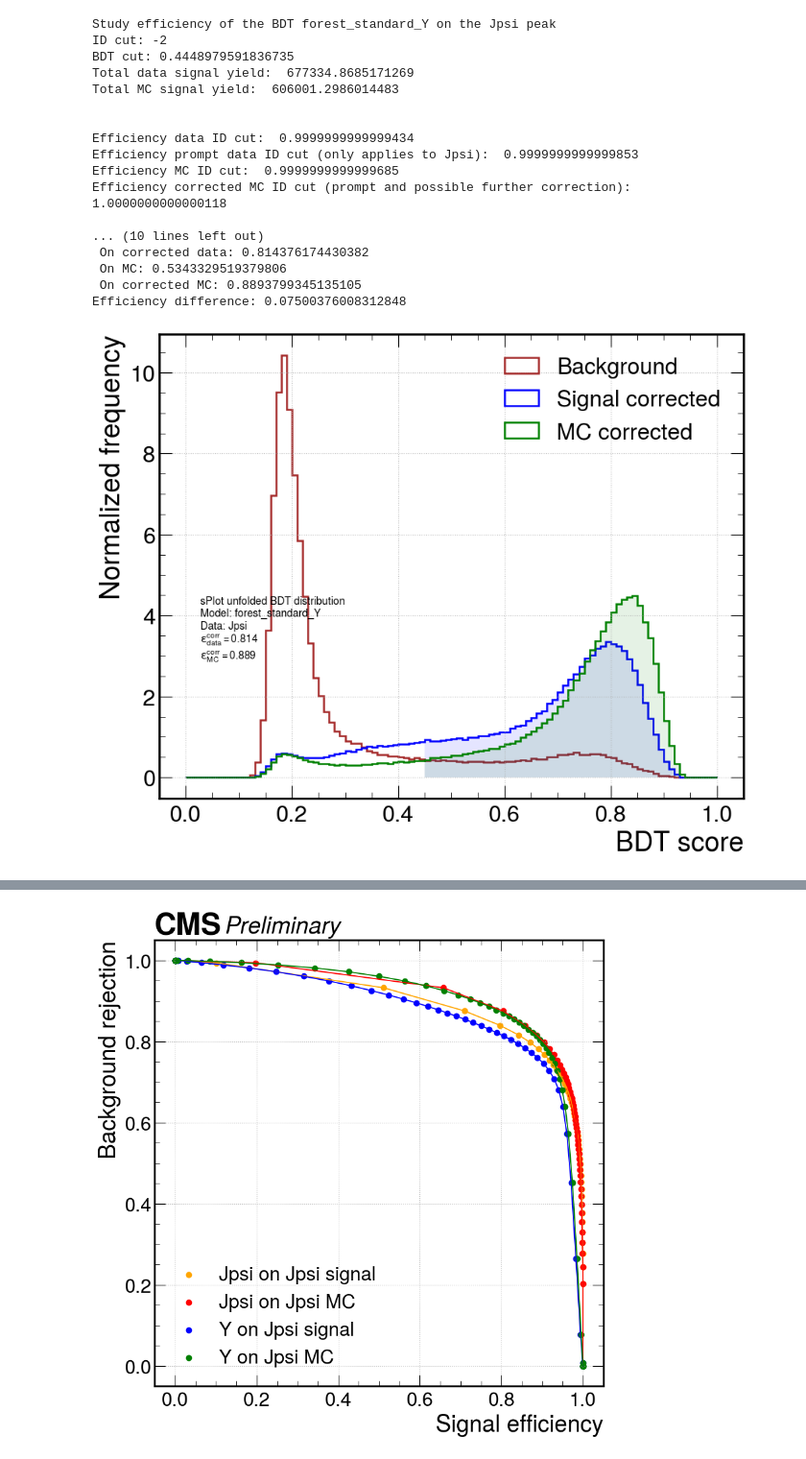
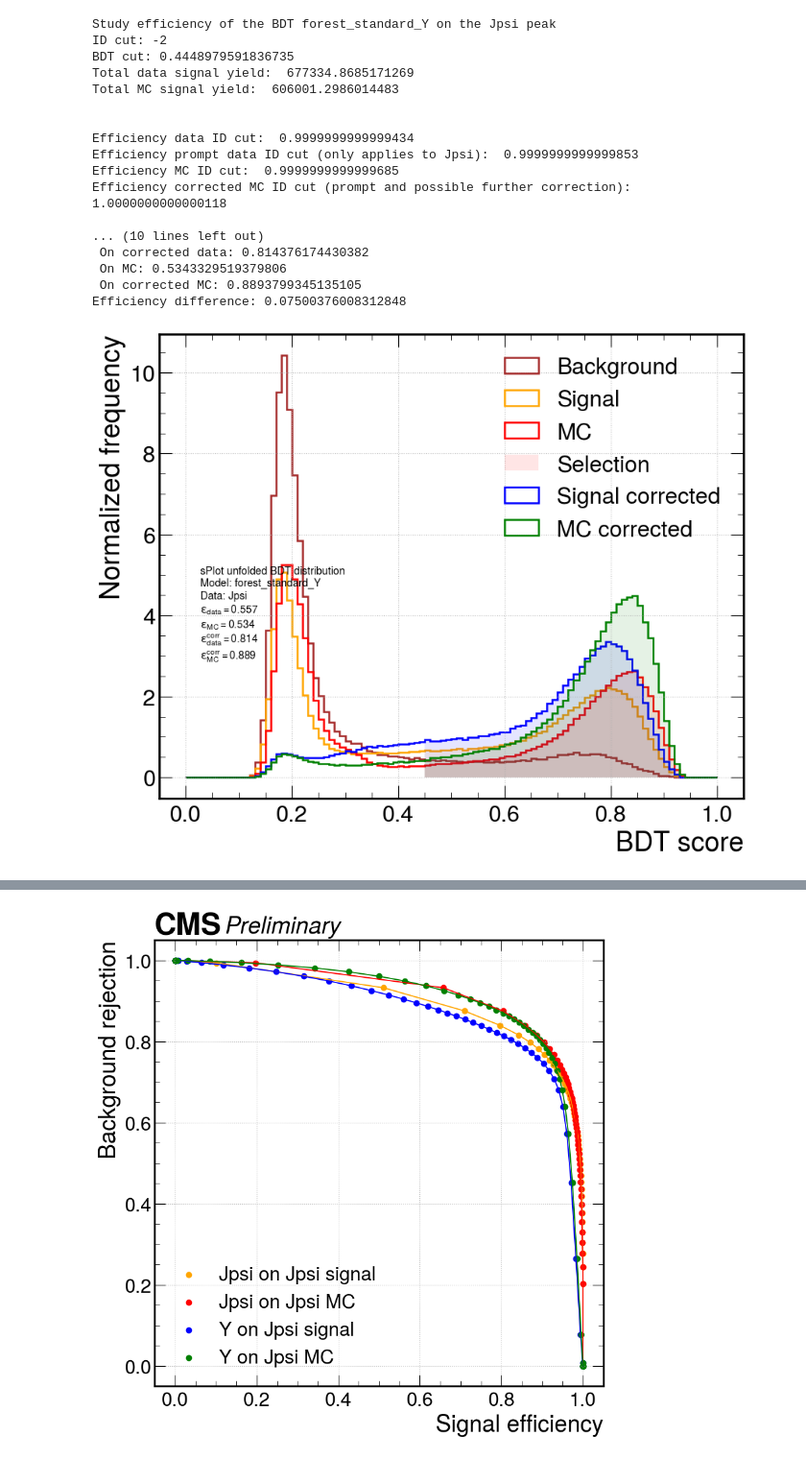
Before and after one commit to ludomori99/Darkphotons_Run3, a Jupyter notebook: notebooks/estimate_BDT_sys.ipynb, the cells around one changed output, grey strips where cells are left out. Shown at 96% size. Drawn from its saved outputs; the diff is of its cells as text; code cells hidden in the pictures.

```diff
--- a/notebooks/estimate_BDT_sys.ipynb
+++ b/notebooks/estimate_BDT_sys.ipynb
@@ -71,29 +71,29 @@ Efficiency difference: 0.12433483820778235
 # %%
 s=Sys(fJpsiData,fJpsiMC,"Jpsi")
 s.define_cuts(0.4448979591836735,-2)
-s.compute_corrections_MC("Mm_kin_eta",hist_range=(-6,6),plot=False)
+# s.compute_corrections_MC("Mm_kin_eta",hist_range=(-6,6),plot=False)
 s.study_efficiency("forest_standard_Y",None)
-s.plot(plot_bkg=True,plot_nonPrompt=False)
+s.plot(plot_bkg=True,plot_nonPrompt=True)
 Y_on_Jpsi=s.plot_ROC()
 # %% [output]
 Study efficiency of the BDT forest_standard_Y on the Jpsi peak
 ID cut: -2
 BDT cut: 0.4448979591836735
 Total data signal yield:  677334.8685171269
 Total MC signal yield:  606001.2986014483
 
 
 Efficiency data ID cut:  0.9999999999999434
 Efficiency prompt data ID cut (only applies to Jpsi):  0.9999999999999853
 Efficiency MC ID cut:  0.9999999999999685
 Efficiency corrected MC ID cut (prompt and possible further correction):  1.0000000000000118
 
 ... (10 lines left out)
  On corrected data: 0.814376174430382
  On MC: 0.5343329519379806
  On corrected MC: 0.8893799345135105
 Efficiency difference: 0.07500376008312848
-[figure, old version]
+[figure, new version]
 [figure]
 # %%
 hep.style.use("CMS")
```
Also changed, not shown: parts of 2 cells of this notebook, 5 other files.
